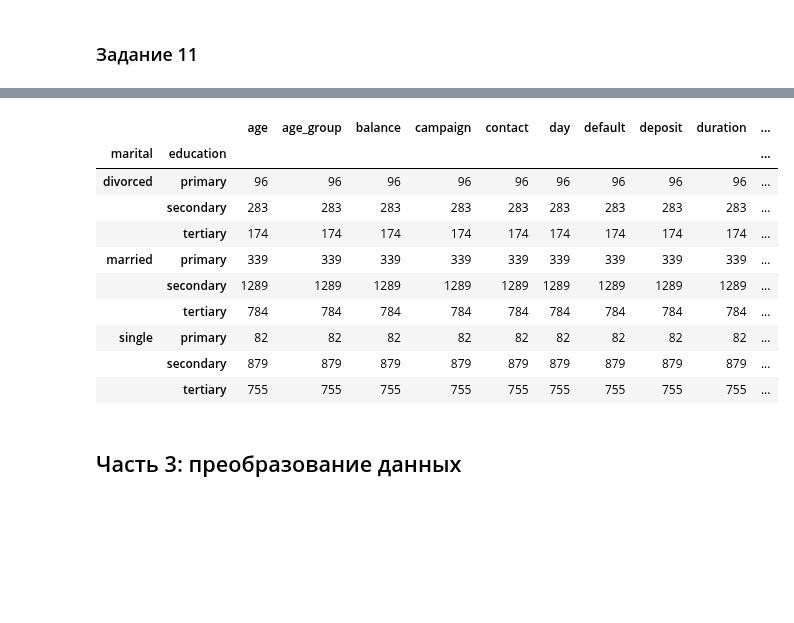
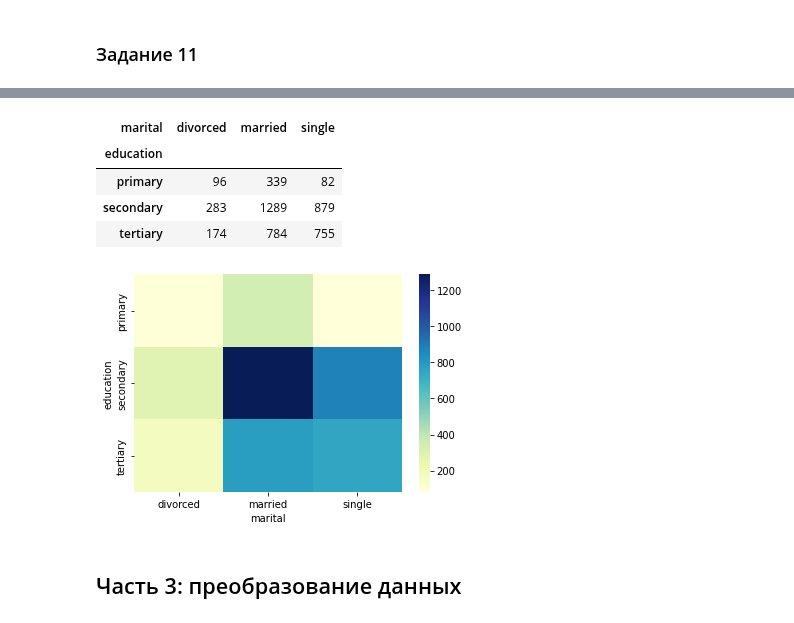
Before and after one commit to d3enjan/sf_data_science, a Jupyter notebook: PROJECT-4. Задача классификации/Project_4_ML.ipynb, the cells around one changed output, grey strips where cells are left out. Drawn from its saved outputs; the diff is of its cells as text; code cells hidden in the pictures; blank space fills up the shorter version.

```diff
--- a/PROJECT-4. Задача классификации/Project_4_ML.ipynb
+++ b/PROJECT-4. Задача классификации/Project_4_ML.ipynb
@@ -383,26 +353,22 @@ dfNO
 # %%
-# постройте сводную таблицу, чтобы определить люди с каким образованием и семейным статусом наиболее многочисленны
-#(если рассматривать тех, кто открыл депозит)
+# # постройте сводную таблицу, чтобы определить люди с каким образованием и семейным статусом наиболее многочисленны
+# #(если рассматривать тех, кто открыл депозит)
+dfyes = df[df.deposit == 'yes']
 
-dfNO.pivot_table(
-    index=['marital',
-    'education'],
-    aggfunc='count'
-# НАйти как сделать чтобы был один столбец, ведь по колличеству они и так одинаковые
-
-)
+Cross = pd.crosstab(dfyes['education'], dfyes['marital'])
+Cross
 # %% [output]
-|  |  | age | age_group | balance | campaign | contact | day | default | deposit | duration | ... |
-| marital | education |  |  |  |  |  |  |  |  |  | ... |
-| divorced | primary | 96 | 96 | 96 | 96 | 96 | 96 | 96 | 96 | 96 | ... |
-|  | secondary | 283 | 283 | 283 | 283 | 283 | 283 | 283 | 283 | 283 | ... |
-|  | tertiary | 174 | 174 | 174 | 174 | 174 | 174 | 174 | 174 | 174 | ... |
-| married | primary | 339 | 339 | 339 | 339 | 339 | 339 | 339 | 339 | 339 | ... |
-|  | secondary | 1289 | 1289 | 1289 | 1289 | 1289 | 1289 | 1289 | 1289 | 1289 | ... |
-|  | tertiary | 784 | 784 | 784 | 784 | 784 | 784 | 784 | 784 | 784 | ... |
-| single | primary | 82 | 82 | 82 | 82 | 82 | 82 | 82 | 82 | 82 | ... |
-|  | secondary | 879 | 879 | 879 | 879 | 879 | 879 | 879 | 879 | 879 | ... |
-|  | tertiary | 755 | 755 | 755 | 755 | 755 | 755 | 755 | 755 | 755 | ... |
+| marital | divorced | married | single |
+| education |  |  |  |
+| primary | 96 | 339 | 82 |
+| secondary | 283 | 1289 | 879 |
+| tertiary | 174 | 784 | 755 |
+# %%
+sns.heatmap(Cross,
+            cmap='YlGnBu',
+            );
+# %% [output]
+[figure, added]
 # %% [markdown]
 ## Часть 3: преобразование данных
 # %% [markdown]
```
Also changed, not shown: parts of 13 cells of this notebook.
